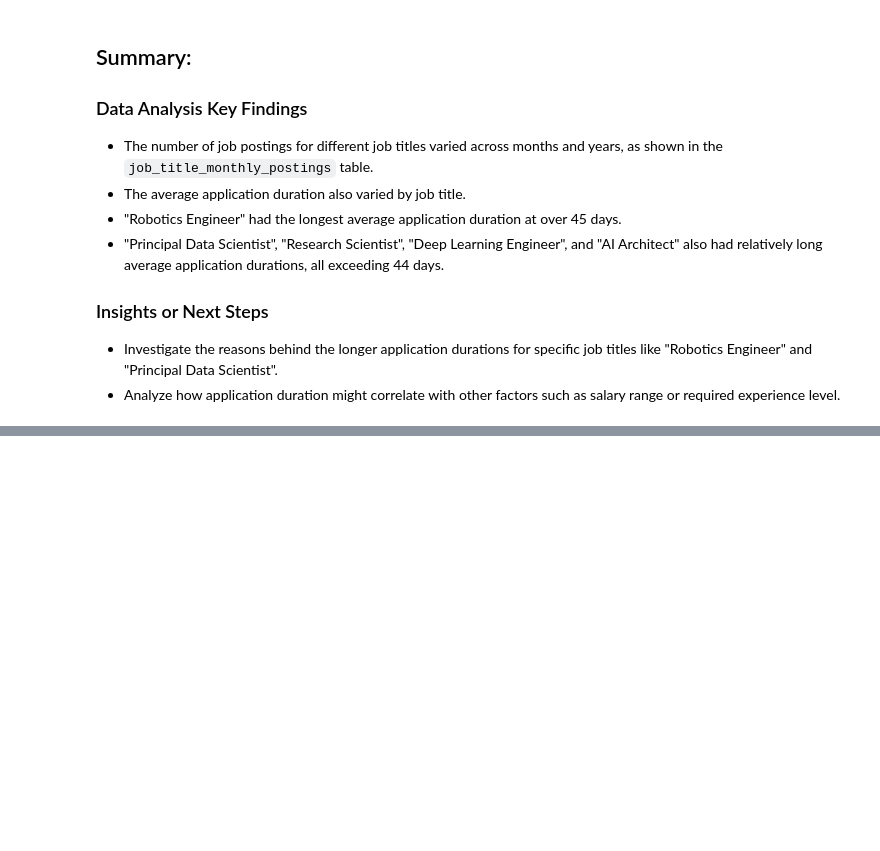
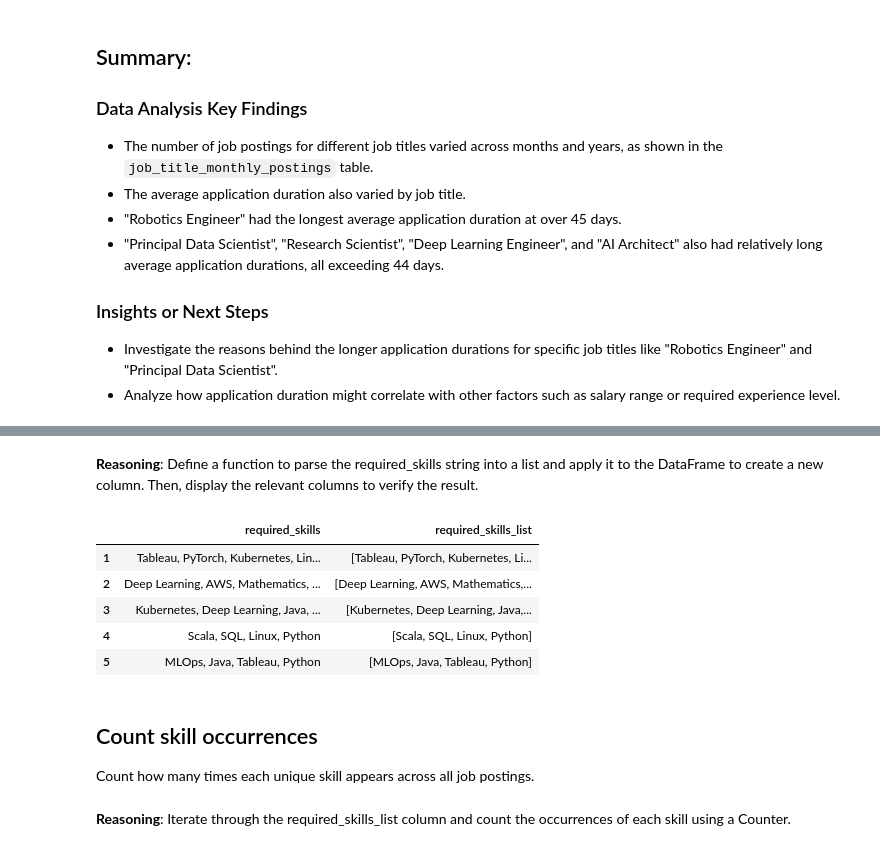
Before and after one commit to stevejj4/Global-AI-Job-Market-Trends-Salary-Insights-2025, a Jupyter notebook: ai_job_project.ipynb, the cells around one changed output, grey strips where cells are left out. Cells and saved outputs as stored; diff of their text form; code cells hidden in the pictures; blank space fills up the shorter version.

```diff
--- a/ai_job_project.ipynb
+++ b/ai_job_project.ipynb
@@ -578,0 +606,28 @@ dtype: timedelta64[ns]
+# %% [markdown]
+**Reasoning**:
+Define a function to parse the required_skills string into a list and apply it to the DataFrame to create a new column. Then, display the relevant columns to verify the result.
+# %%
+def parse_skills(skills_string):
+    """Parses a string of skills into a list of individual skills."""
+    if pd.isna(skills_string) or not isinstance(skills_string, str):
+        return []
+    # Assuming skills are comma-separated and might have leading/trailing spaces
+    return [skill.strip() for skill in skills_string.split(',') if skill.strip()]
+
+df['required_skills_list'] = df['required_skills'].apply(parse_skills)
+display(df[['required_skills', 'required_skills_list']].head())
+# %% [output]
+|  | required_skills | required_skills_list |
+| 1 | Tableau, PyTorch, Kubernetes, Lin... | [Tableau, PyTorch, Kubernetes, Li... |
+| 2 | Deep Learning, AWS, Mathematics, ... | [Deep Learning, AWS, Mathematics,... |
+| 3 | Kubernetes, Deep Learning, Java, ... | [Kubernetes, Deep Learning, Java,... |
+| 4 | Scala, SQL, Linux, Python | [Scala, SQL, Linux, Python] |
+| 5 | MLOps, Java, Tableau, Python | [MLOps, Java, Tableau, Python] |
+# %% [markdown]
+## Count skill occurrences
+
+
+Count how many times each unique skill appears across all job postings.
+# %% [markdown]
+**Reasoning**:
+Iterate through the required_skills_list column and count the occurrences of each skill using a Counter.
```
Also changed, not shown: parts of 13 cells of this notebook.
